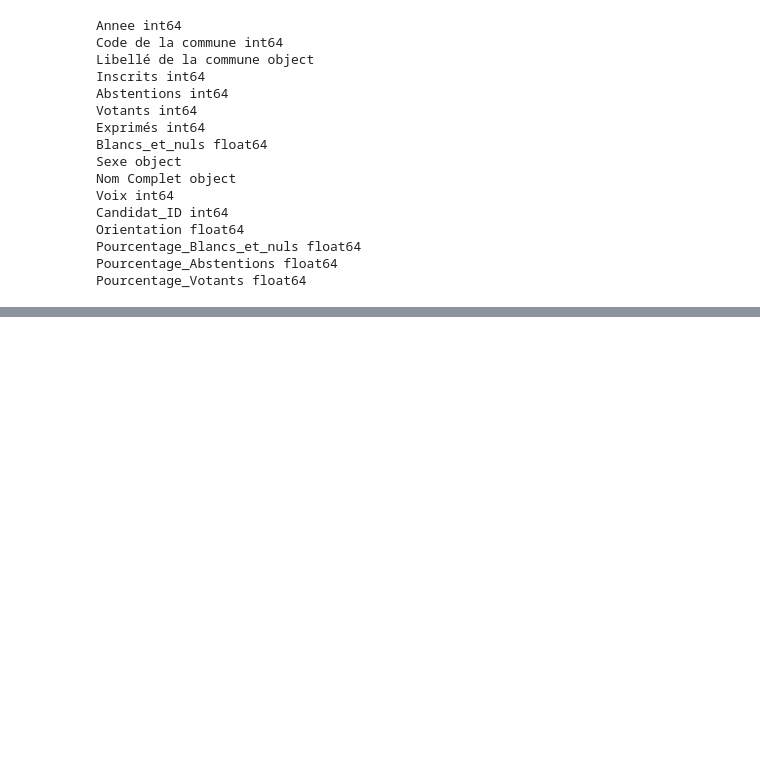
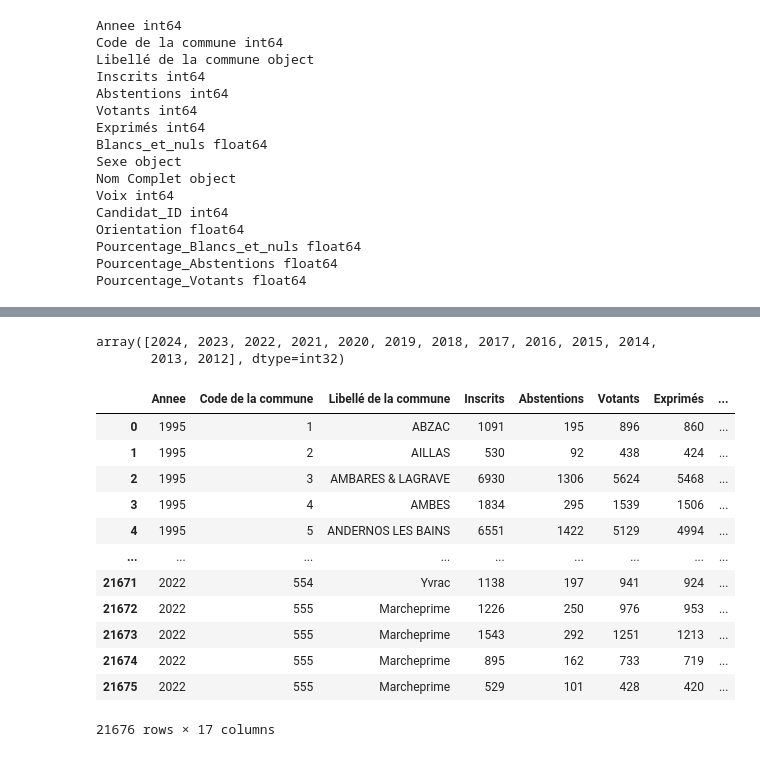
Before and after one commit to Germain-L/MSPR-Big-Data-Business-Intelligence, a Jupyter notebook: 4-modeling/clean.ipynb, the cells around one changed output, grey strips where cells are left out. Drawn from its saved outputs; the diff is of its cells as text; code cells hidden in the pictures; blank space fills up the shorter version.

```diff
--- a/4-modeling/clean.ipynb
+++ b/4-modeling/clean.ipynb
@@ -133,0 +136,2 @@ Pourcentage_Votants float64
+# %%
+df_inflation = pd.read_csv('./clean_inflation.csv', encoding='utf-8')
@@ -133,0 +147,38 @@ Pourcentage_Votants float64
+# %%
+# Convert the "Période" column to datetime format
+df_inflation['Période'] = pd.to_datetime(df_inflation['Période'], format='%Y-%m')
+
+# Extract the year from the "Période" column
+df_inflation['Year'] = df_inflation['Période'].dt.year
+
+# Group the data by 'Year' and calculate the mean of "Indice des prix"
+mean_indice_by_year = df_inflation.groupby('Year')['Indice des prix'].mean().reset_index()
+# %%
+df_inflation["Year"].unique()
+# %% [output]
+array([2024, 2023, 2022, 2021, 2020, 2019, 2018, 2017, 2016, 2015, 2014,
+       2013, 2012], dtype=int32)
+# %%
+# Fill the 'Inflation' column with the mean inflation of the corresponding year
+df_final['Inflation'] = None
+
+# If not available, do nothing
+for year in df_inflation["Year"].unique():
+    inflation = mean_indice_by_year[mean_indice_by_year['Year'] == year]['Indice des prix'].values[0]
+    df_final.loc[df_final['Annee'] == year, 'Inflation'] = inflation
+# %%
+df_final
+# %% [output]
+|  | Annee | Code de la commune | Libellé de la commune | Inscrits | Abstentions | Votants | Exprimés | ... |
+| 0 | 1995 | 1 | ABZAC | 1091 | 195 | 896 | 860 | ... |
+| 1 | 1995 | 2 | AILLAS | 530 | 92 | 438 | 424 | ... |
+| 2 | 1995 | 3 | AMBARES & LAGRAVE | 6930 | 1306 | 5624 | 5468 | ... |
+| 3 | 1995 | 4 | AMBES | 1834 | 295 | 1539 | 1506 | ... |
+| 4 | 1995 | 5 | ANDERNOS LES BAINS | 6551 | 1422 | 5129 | 4994 | ... |
+| ... | ... | ... | ... | ... | ... | ... | ... | ... |
+| 21671 | 2022 | 554 | Yvrac | 1138 | 197 | 941 | 924 | ... |
+| 21672 | 2022 | 555 | Marcheprime | 1226 | 250 | 976 | 953 | ... |
+| 21673 | 2022 | 555 | Marcheprime | 1543 | 292 | 1251 | 1213 | ... |
+| 21674 | 2022 | 555 | Marcheprime | 895 | 162 | 733 | 719 | ... |
+| 21675 | 2022 | 555 | Marcheprime | 529 | 101 | 428 | 420 | ... |
+21676 rows × 17 columns
```
Also changed, not shown: parts of 2 cells of this notebook, 2 other files.
